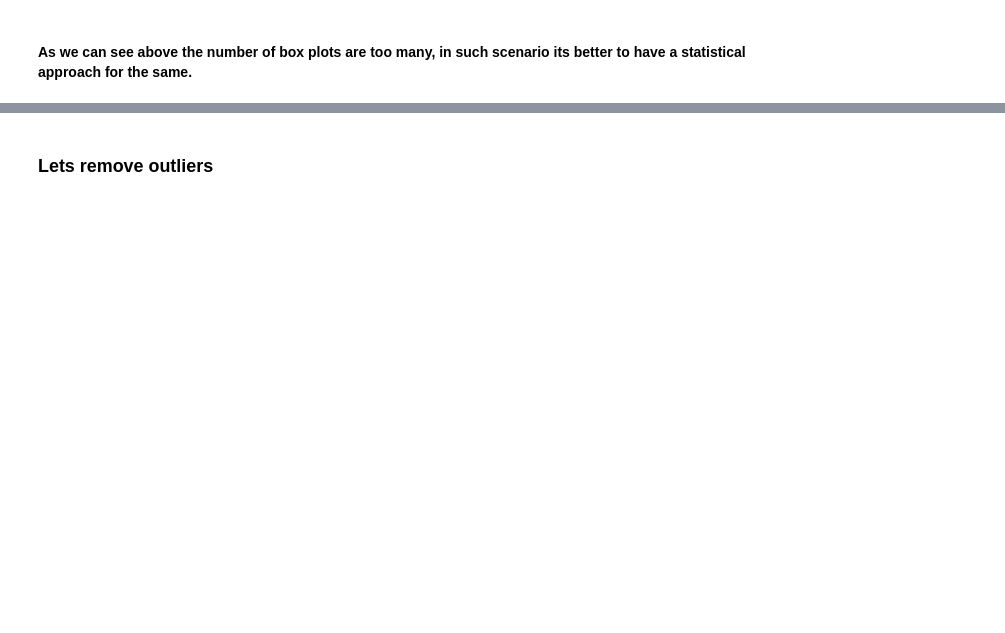
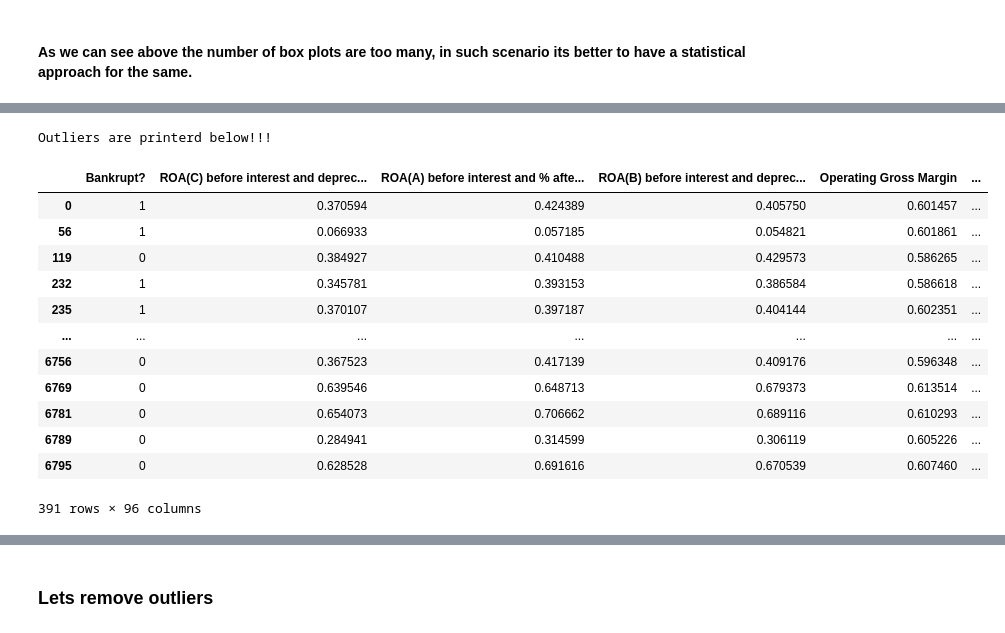
Before and after one commit to ap539813/Bankruptcy-Prediction-Model, a Jupyter notebook: BPM_code.ipynb, the cells around one changed output, grey strips where cells are left out. Drawn from its saved outputs; the diff is of its cells as text; code cells hidden in the pictures; blank space fills up the shorter version.

```diff
--- a/BPM_code.ipynb
+++ b/BPM_code.ipynb
@@ -165,0 +180,22 @@ df.shape
+# %%
+Q1 = df[' ROA(C) before interest and depreciation before interest'].quantile(0.25)
+Q3 = df[' ROA(C) before interest and depreciation before interest'].quantile(0.75)
+IQR = Q3 - Q1
+print('Outliers are printerd below!!!')
+display(df[(df[' ROA(C) before interest and depreciation before interest'] < (Q1 - 1.5 * IQR)) |
+      (df[' ROA(C) before interest and depreciation before interest'] > (Q3 + 1.5 * IQR))])
+# %% [output]
+Outliers are printerd below!!!
+|  | Bankrupt? | ROA(C) before interest and deprec... | ROA(A) before interest and % afte... | ROA(B) before interest and deprec... | Operating Gross Margin | ... |
+| 0 | 1 | 0.370594 | 0.424389 | 0.405750 | 0.601457 | ... |
+| 56 | 1 | 0.066933 | 0.057185 | 0.054821 | 0.601861 | ... |
+| 119 | 0 | 0.384927 | 0.410488 | 0.429573 | 0.586265 | ... |
+| 232 | 1 | 0.345781 | 0.393153 | 0.386584 | 0.586618 | ... |
+| 235 | 1 | 0.370107 | 0.397187 | 0.404144 | 0.602351 | ... |
+| ... | ... | ... | ... | ... | ... | ... |
+| 6756 | 0 | 0.367523 | 0.417139 | 0.409176 | 0.596348 | ... |
+| 6769 | 0 | 0.639546 | 0.648713 | 0.679373 | 0.613514 | ... |
+| 6781 | 0 | 0.654073 | 0.706662 | 0.689116 | 0.610293 | ... |
+| 6789 | 0 | 0.284941 | 0.314599 | 0.306119 | 0.605226 | ... |
+| 6795 | 0 | 0.628528 | 0.691616 | 0.670539 | 0.607460 | ... |
+391 rows × 96 columns
```
Also changed, not shown: parts of 15 cells of this notebook.
